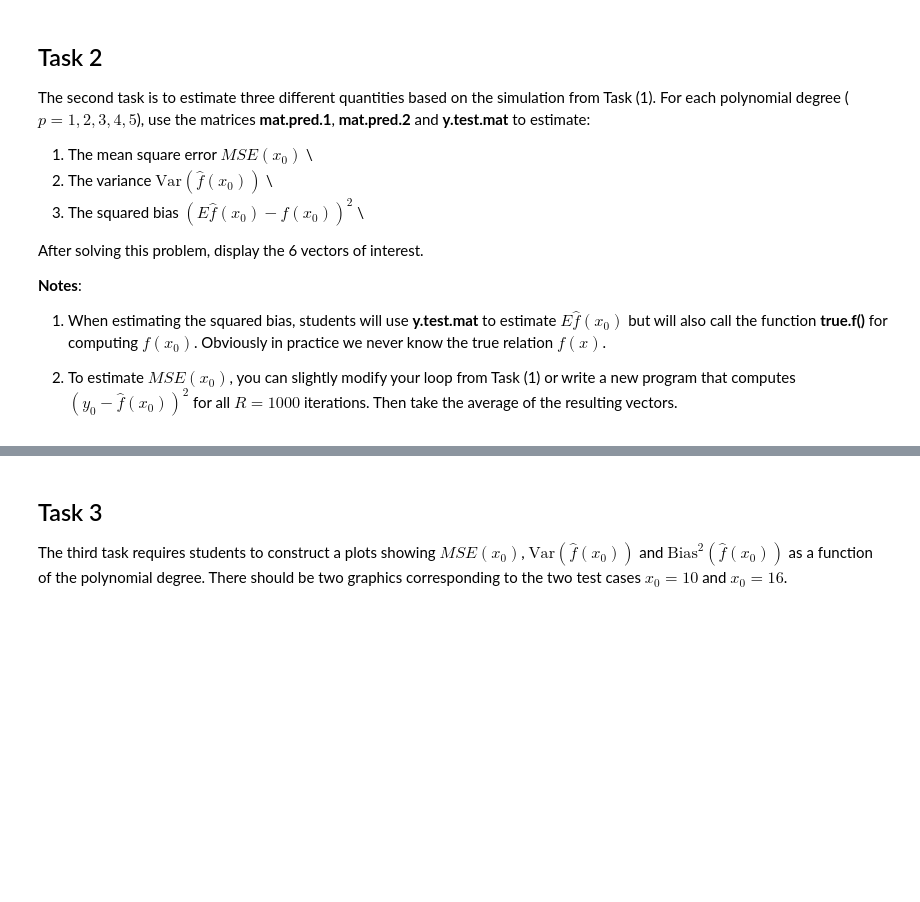
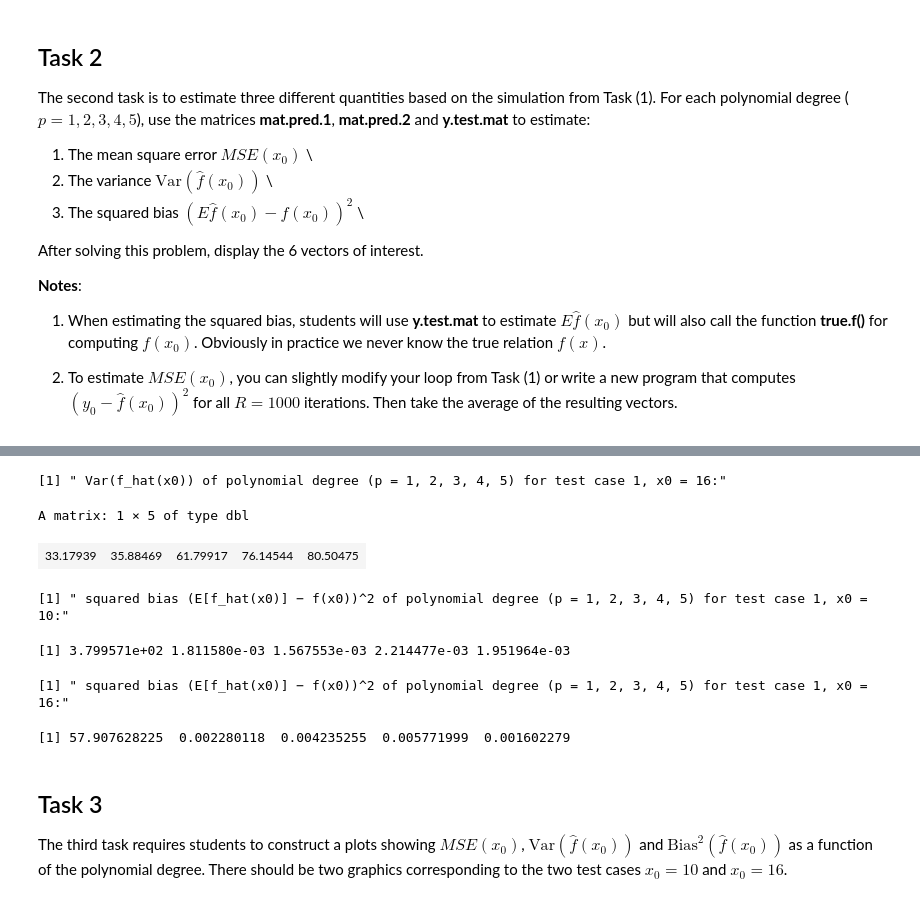
Before and after one commit to franciszh0716/5241StatisticalMachineLearning, a Jupyter notebook: lab1/Lab1_Bias_Var_Poly_Regression.ipynb, the cells around one changed output, grey strips where cells are left out. Cells and saved outputs as stored; diff of their text form; code cells hidden in the pictures; blank space fills up the shorter version.

```diff
--- a/lab1/Lab1_Bias_Var_Poly_Regression.ipynb
+++ b/lab1/Lab1_Bias_Var_Poly_Regression.ipynb
@@ -257,0 +339,7 @@ After solving this problem, display the 6 vectors of interest.
+# %%
+print(" Var(f_hat(x0)) of polynomial degree (p = 1, 2, 3, 4, 5) for test case 1, x0 = 16:")
+var_f_hat_2
+# %% [output]
+[1] " Var(f_hat(x0)) of polynomial degree (p = 1, 2, 3, 4, 5) for test case 1, x0 = 16:"
+A matrix: 1 × 5 of type dbl
+| 33.17939 | 35.88469 | 61.79917 | 76.14544 | 80.50475 |
@@ -258,3 +350,17 @@ After solving this problem, display the 6 vectors of interest.
+# %%
+print(" squared bias (E[f_hat(x0)] − f(x0))^2 of polynomial degree (p = 1, 2, 3, 4, 5) for test case 1, x0 = 10:")
+sqBias1 <- (exp_f_hat_1 - true_1)^2
+sqBias1
+# %% [output]
+[1] " squared bias (E[f_hat(x0)] − f(x0))^2 of polynomial degree (p = 1, 2, 3, 4, 5) for test case 1, x0 = 10:"
+[1] 3.799571e+02 1.811580e-03 1.567553e-03 2.214477e-03 1.951964e-03
+# %%
+print(" squared bias (E[f_hat(x0)] − f(x0))^2 of polynomial degree (p = 1, 2, 3, 4, 5) for test case 1, x0 = 16:")
+sqBias2 <- (exp_f_hat_2 - true_2)^2
+sqBias2
+# %% [output]
+[1] " squared bias (E[f_hat(x0)] − f(x0))^2 of polynomial degree (p = 1, 2, 3, 4, 5) for test case 1, x0 = 16:"
+[1] 57.907628225  0.002280118  0.004235255  0.005771999  0.001602279
 # %% [markdown]
 
 ## Task 3
```
Also changed, not shown: parts of 16 cells of this notebook.
